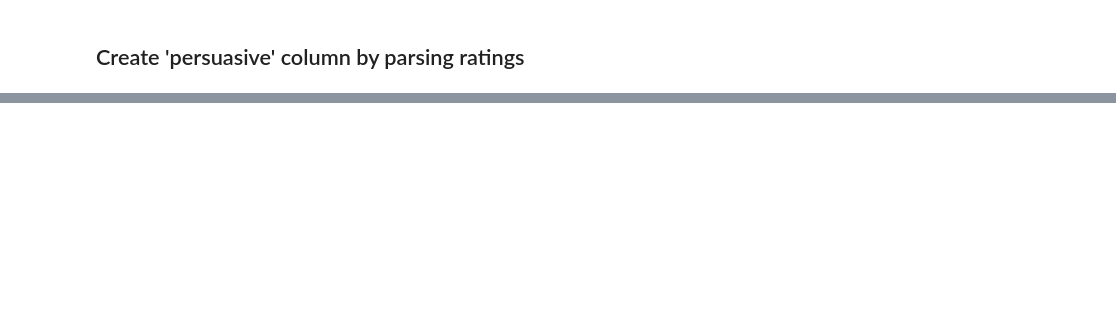
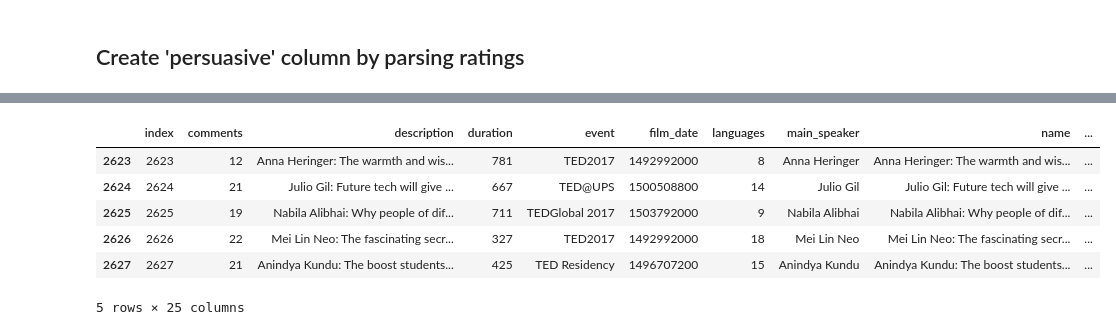
Before and after one commit to owentemple/TED-talks, a Jupyter notebook: EDA.ipynb, the cells around one changed output, grey strips where cells are left out. Drawn from its saved outputs; the diff is of its cells as text; code cells hidden in the pictures; blank space fills up the shorter version.

```diff
--- a/EDA.ipynb
+++ b/EDA.ipynb
@@ -301,0 +316,10 @@ df.describe()
+# %%
+df.tail()
+# %% [output]
+|  | index | comments | description | duration | event | film_date | languages | main_speaker | name | ... |
+| 2623 | 2623 | 12 | Anna Heringer: The warmth and wis... | 781 | TED2017 | 1492992000 | 8 | Anna Heringer | Anna Heringer: The warmth and wis... | ... |
+| 2624 | 2624 | 21 | Julio Gil: Future tech will give ... | 667 | TED@UPS | 1500508800 | 14 | Julio Gil | Julio Gil: Future tech will give ... | ... |
+| 2625 | 2625 | 19 | Nabila Alibhai: Why people of dif... | 711 | TEDGlobal 2017 | 1503792000 | 9 | Nabila Alibhai | Nabila Alibhai: Why people of dif... | ... |
+| 2626 | 2626 | 22 | Mei Lin Neo: The fascinating secr... | 327 | TED2017 | 1492992000 | 18 | Mei Lin Neo | Mei Lin Neo: The fascinating secr... | ... |
+| 2627 | 2627 | 21 | Anindya Kundu: The boost students... | 425 | TED Residency | 1496707200 | 15 | Anindya Kundu | Anindya Kundu: The boost students... | ... |
+5 rows × 25 columns
```
Also changed, not shown: parts of 8 cells of this notebook, 4 other files.
